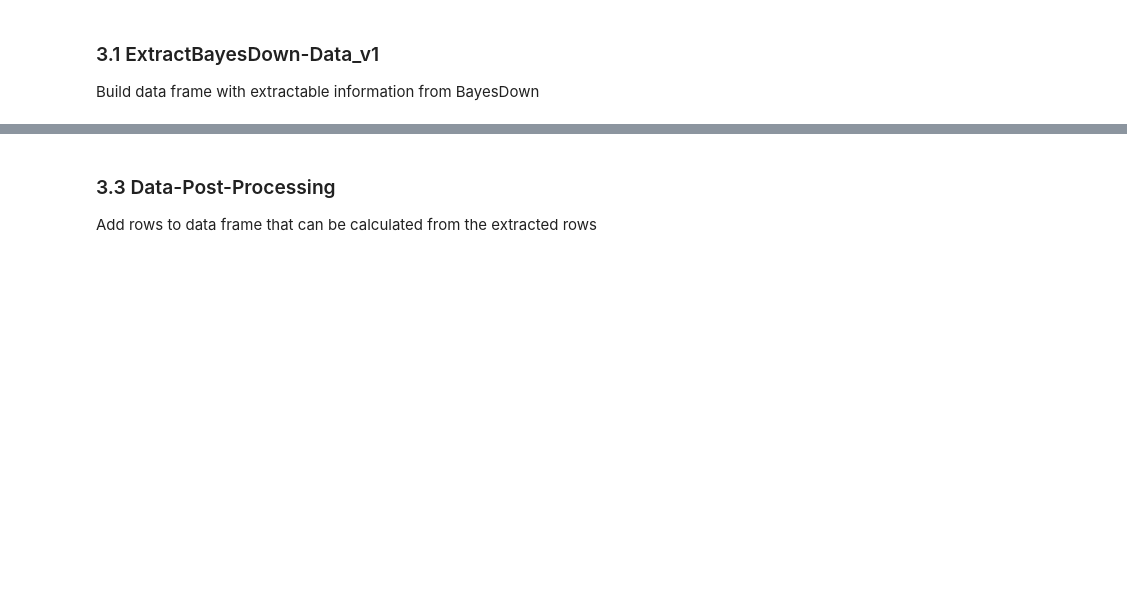
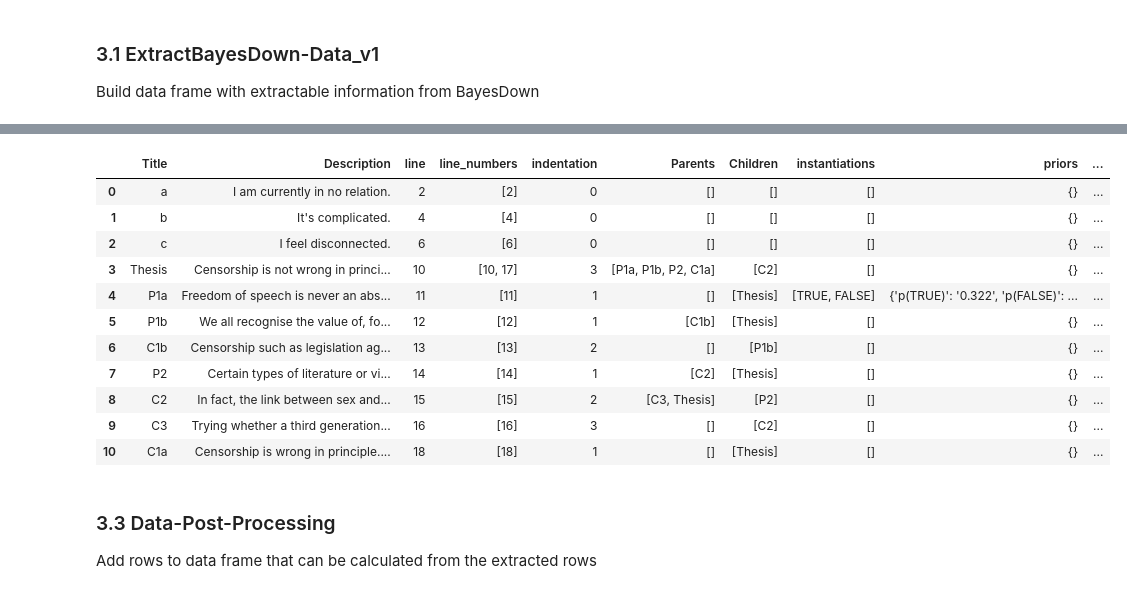
Before and after one commit to SingularitySmith/AMTAIR_Prototype, a Jupyter notebook: version_history/AMTAIR_Prototype_0_1.2.ipynb, the cells around one changed output, grey strips where cells are left out. Saved outputs shown, nothing was run; the diff lists cells and outputs as text; code cells hidden in the pictures; blank space fills up the shorter version.

```diff
--- a/version_history/AMTAIR_Prototype_0_1.2.ipynb
+++ b/version_history/AMTAIR_Prototype_0_1.2.ipynb
@@ -911,3 +614,19 @@ C1a - Parents: [] - Children: ['Thesis']
+# %%
+result_df_CG = parse_markdown_hierarchy(md_content_easy_ex_B_CG)
+result_df_CG
+# %% [output]
+|  | Title | Description | line | line_numbers | indentation | Parents | Children | instantiations | priors | ... |
+| 0 | a | I am currently in no relation. | 2 | [2] | 0 | [] | [] | [] | {} | ... |
+| 1 | b | It's complicated. | 4 | [4] | 0 | [] | [] | [] | {} | ... |
+| 2 | c | I feel disconnected. | 6 | [6] | 0 | [] | [] | [] | {} | ... |
+| 3 | Thesis | Censorship is not wrong in princi... | 10 | [10, 17] | 3 | [P1a, P1b, P2, C1a] | [C2] | [] | {} | ... |
+| 4 | P1a | Freedom of speech is never an abs... | 11 | [11] | 1 | [] | [Thesis] | [TRUE, FALSE] | {'p(TRUE)': '0.322', 'p(FALSE)': ... | ... |
+| 5 | P1b | We all recognise the value of, fo... | 12 | [12] | 1 | [C1b] | [Thesis] | [] | {} | ... |
+| 6 | C1b | Censorship such as legislation ag... | 13 | [13] | 2 | [] | [P1b] | [] | {} | ... |
+| 7 | P2 | Certain types of literature or vi... | 14 | [14] | 1 | [C2] | [Thesis] | [] | {} | ... |
+| 8 | C2 | In fact, the link between sex and... | 15 | [15] | 2 | [C3, Thesis] | [P2] | [] | {} | ... |
+| 9 | C3 | Trying whether a third generation... | 16 | [16] | 3 | [] | [C2] | [] | {} | ... |
+| 10 | C1a | Censorship is wrong in principle.... | 18 | [18] | 1 | [] | [Thesis] | [] | {} | ... |
 # %% [markdown]
 ### 3.3 Data-Post-Processing
 Add rows to data frame that can be calculated from the extracted rows
```
Also changed, not shown: parts of 15 cells of this notebook.
